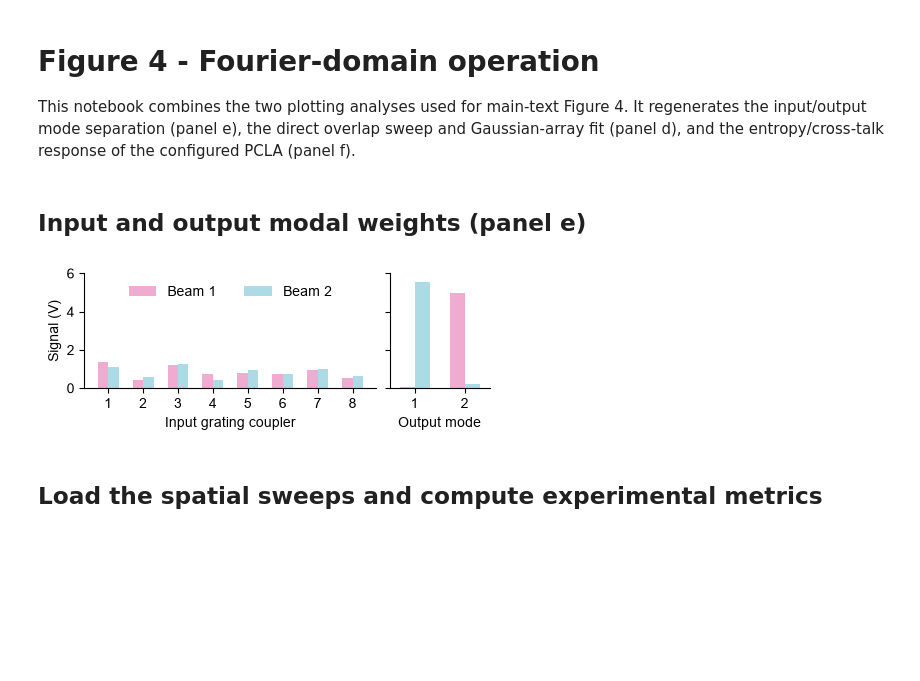
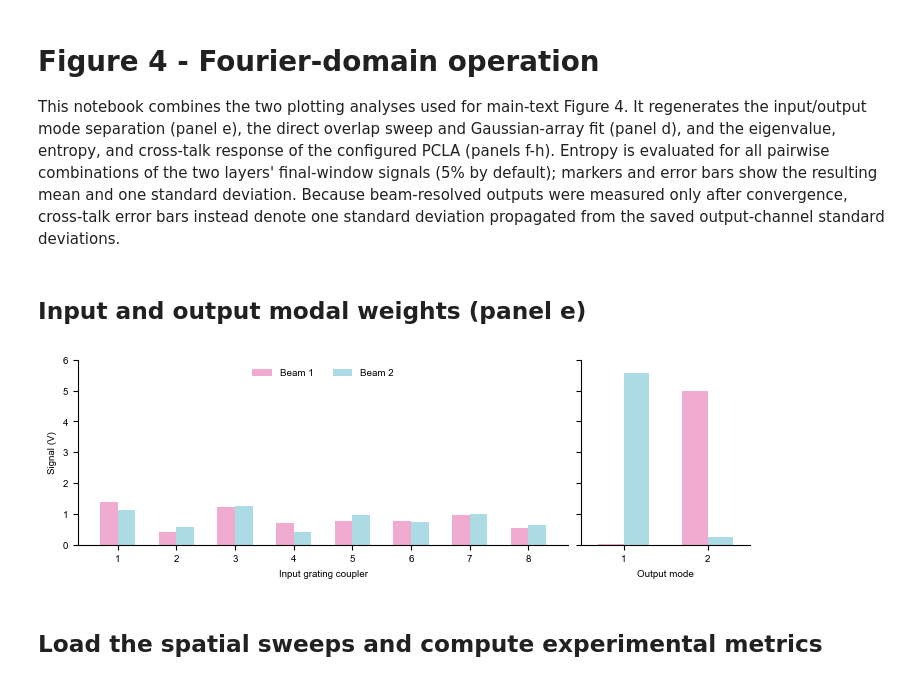
Before and after one commit to Roques-Carmes-lab/pcla-experiment, a Jupyter notebook: notebooks/04_figure4.ipynb, the cells around one changed output. Saved outputs shown, nothing was run; the diff lists cells and outputs as text; code cells hidden in the pictures; blank space fills up the shorter version.

```diff
--- a/notebooks/04_figure4.ipynb
+++ b/notebooks/04_figure4.ipynb
@@ -1,7 +1,7 @@
 # %% [markdown]
 # Figure 4 - Fourier-domain operation
 
-This notebook combines the two plotting analyses used for main-text Figure 4. It regenerates the input/output mode separation (panel e), the direct overlap sweep and Gaussian-array fit (panel d), and the entropy/cross-talk response of the configured PCLA (panel f).
+This notebook combines the two plotting analyses used for main-text Figure 4. It regenerates the input/output mode separation (panel e), the direct overlap sweep and Gaussian-array fit (panel d), and the eigenvalue, entropy, and cross-talk response of the configured PCLA (panels f-h). Entropy is evaluated for all pairwise combinations of the two layers' final-window signals (5% by default); markers and error bars show the resulting mean and one standard deviation. Because beam-resolved outputs were measured only after convergence, cross-talk error bars instead denote one standard deviation propagated from the saved output-channel standard deviations.
 # %%
 from pathlib import Path
 import numpy as np
@@ -20,11 +20,19 @@ ROOT = find_repo_root()
 OUTPUT_DIR = ROOT / "figures" / "generated"
 OUTPUT_DIR.mkdir(parents=True, exist_ok=True)
 
-# Compact, portable approximation of the paper's plotting style.
+# Final dimensions are appropriate for a full-width, two-column figure.
+FULL_PAGE_WIDTH_IN = 7.1
+FONT_SIZE_PT = 7
+
 plt.rcParams.update({
     "font.family": "sans-serif",
     "font.sans-serif": ["Arial", "DejaVu Sans"],
-    "font.size": 10,
+    "font.size": FONT_SIZE_PT,
+    "axes.labelsize": FONT_SIZE_PT,
+    "axes.titlesize": FONT_SIZE_PT,
+    "xtick.labelsize": FONT_SIZE_PT,
+    "ytick.labelsize": FONT_SIZE_PT,
+    "legend.fontsize": FONT_SIZE_PT,
     "axes.spines.top": False,
     "axes.spines.right": False,
 })
@@ -46,35 +54,35 @@ power_2 = np.asarray(input_run["pow2"], dtype=float)
 final = optimization_run["d_opt"]["final"]
 output_1 = np.array([final["beam1_on_out1"], final["beam1_on_out2"]])
 output_2 = np.array([final["beam2_on_out1"], final["beam2_on_out2"]])
 
-fig = plt.figure(figsize=(4.5, 1.7), constrained_layout=True)
+fig = plt.figure(figsize=(FULL_PAGE_WIDTH_IN, 2.3), constrained_layout=True)
 grid = fig.add_gridspec(1, 2, width_ratios=(3.5, 1.2))
 ax_input = fig.add_subplot(grid[0, 0])
 ax_output = fig.add_subplot(grid[0, 1], sharey=ax_input)
 
 pink, blue = "#efacd0", "#acdbe5"
 width = 0.30
 indices = np.arange(1, 9)
 ax_input.bar(indices - width / 2, power_1[indices], width, color=pink, label="Beam 1")
 ax_input.bar(indices + width / 2, power_2[indices], width, color=blue, label="Beam 2")
 ax_input.set_xticks(indices)
 ax_input.set_xlabel("Input grating coupler")
 ax_input.set_ylabel("Signal (V)")
 ax_input.set_ylim(0, 6)
 ax_input.legend(frameon=False, ncol=2, loc="upper center")
 
 indices = np.arange(1, 3)
 ax_output.bar(indices - width / 2, output_1, width, color=pink)
 ax_output.bar(indices + width / 2, output_2, width, color=blue)
 ax_output.set_xticks(indices)
 ax_output.set_xlabel("Output mode")
 ax_output.set_xlim(0.5, 2.5)
 ax_output.tick_params(labelleft=False)
 
 fig.savefig(OUTPUT_DIR / "figure4_mode_separation.png", dpi=300, bbox_inches="tight")
 plt.show()
 # %% [output]
-[figure, old version]
+[figure, new version]
 # %% [markdown]
 ## Load the spatial sweeps and compute experimental metrics
 # %%
```
Also changed, not shown: parts of 4 cells of this notebook, 11 other files.
